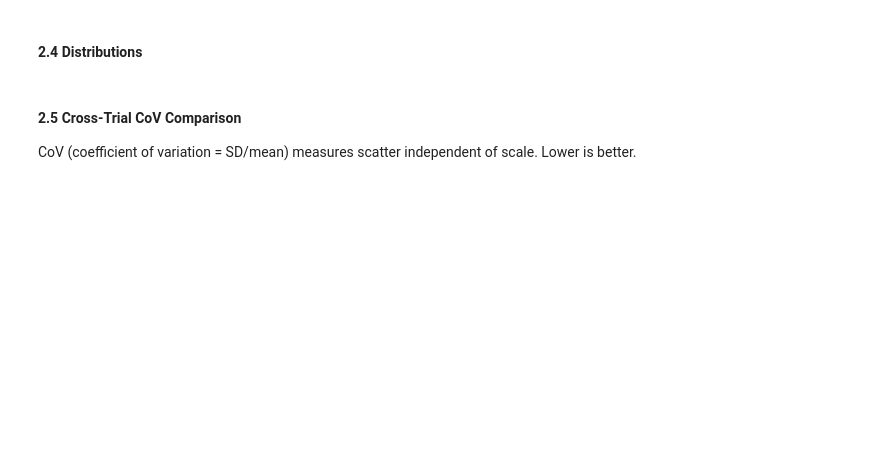
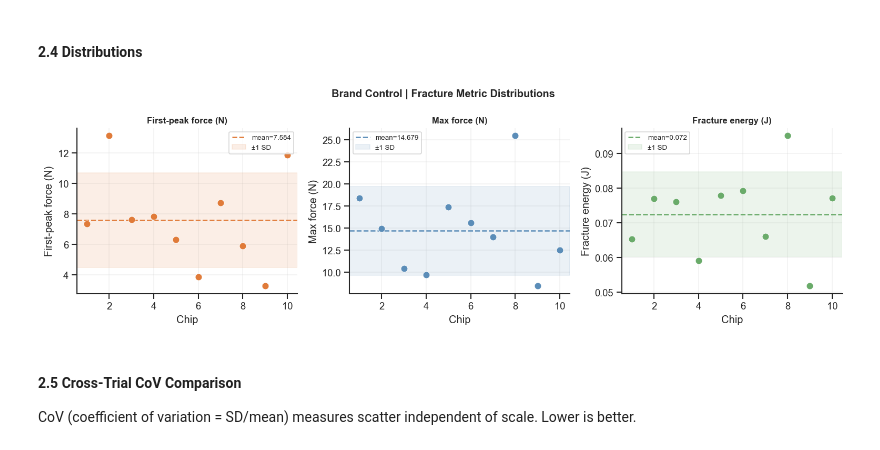
Before and after one commit to reversely/chips, a Jupyter notebook: trialBrand_analysis.ipynb, the cells around one changed output. Saved outputs shown, nothing was run; the diff lists cells and outputs as text; code cells hidden in the pictures; blank space fills up the shorter version.

```diff
--- a/trialBrand_analysis.ipynb
+++ b/trialBrand_analysis.ipynb
@@ -85,28 +122,30 @@ desc
 # %%
 plot_cols = [
     ('PeakForce_N',      'First-peak force (N)',   '#e07b39'),
     ('MaxForce_N',       'Max force (N)',           '#5b8db8'),
     ('FractureEnergy_J', 'Fracture energy (J)',     '#6aab6a'),
 ]
 
 fig, axes = plt.subplots(1, 3, figsize=(13, 4))
-fig.suptitle('Brand Control — Fracture Metric Distributions', fontsize=12, fontweight='bold')
+fig.suptitle('Brand Control | Fracture Metric Distributions', fontsize=12, fontweight='bold')
 
 for ax, (col, label, color) in zip(axes, plot_cols):
     vals = df[col].dropna()
     ax.scatter(df['Chip'], vals, color=color, s=60, edgecolors='white', linewidth=0.5, zorder=3)
     ax.axhline(vals.mean(), color=color, linewidth=1.5, linestyle='--', label=f'mean={vals.mean():.3f}')
     ax.axhspan(vals.mean() - vals.std(), vals.mean() + vals.std(),
                alpha=0.12, color=color, label=f'±1 SD')
     ax.set_xlabel('Chip')
     ax.set_ylabel(label)
     ax.set_title(label, fontsize=10, fontweight='bold')
     ax.legend(fontsize=8)
     ax.grid(alpha=0.25)
 
 sns.despine()
 plt.tight_layout()
 plt.show()
+# %% [output]
+[figure, added]
 # %% [markdown]
 #### 2.5 Cross-Trial CoV Comparison
 
```
Also changed, not shown: parts of 5 cells of this notebook, 4 other files.
